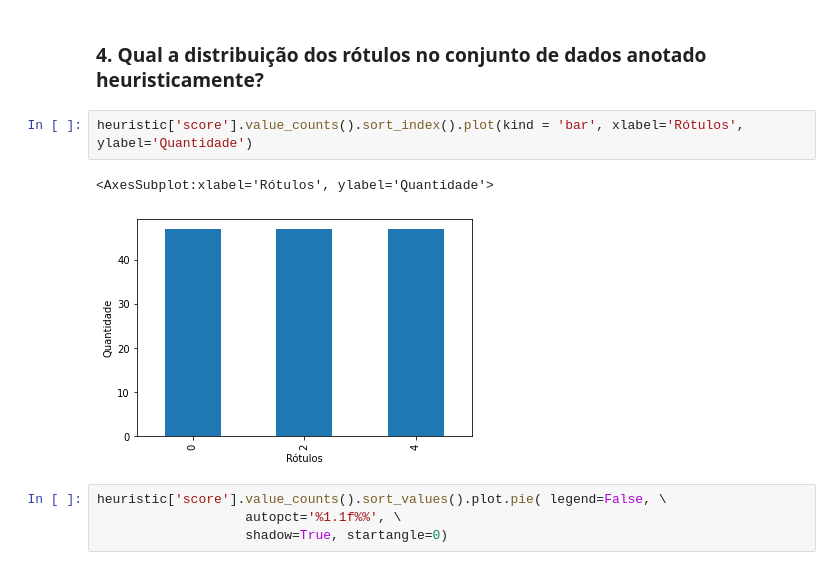
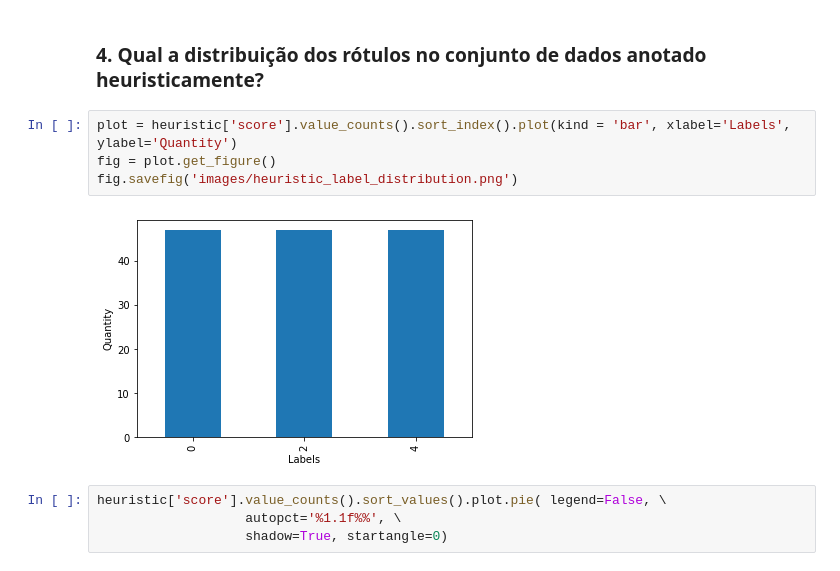
Before and after one commit to danieljunior/jidm, a Jupyter notebook: Data Analysis.ipynb, the cells around one changed output. Saved outputs shown, nothing was run; the diff lists cells and outputs as text.

```diff
--- a/Data Analysis.ipynb
+++ b/Data Analysis.ipynb
@@ -261,10 +297,11 @@ survey_agreement['SIMILARITY_SCORE'].value_counts().sort_values().plot.pie(legen
 # %% [markdown]
 ### 4. Qual a distribuição dos rótulos no conjunto de dados anotado heuristicamente?
 # %%
-heuristic['score'].value_counts().sort_index().plot(kind = 'bar', xlabel='Rótulos', ylabel='Quantidade')
+plot = heuristic['score'].value_counts().sort_index().plot(kind = 'bar', xlabel='Labels', ylabel='Quantity')
+fig = plot.get_figure()
+fig.savefig('images/heuristic_label_distribution.png')
 # %% [output]
-<AxesSubplot:xlabel='Rótulos', ylabel='Quantidade'>
-[figure, old version]
+[figure, new version]
 # %%
 heuristic['score'].value_counts().sort_values().plot.pie( legend=False, \
                    autopct='%1.1f%%', \
```
Also changed, not shown: parts of 5 cells of this notebook, 3 other files.
